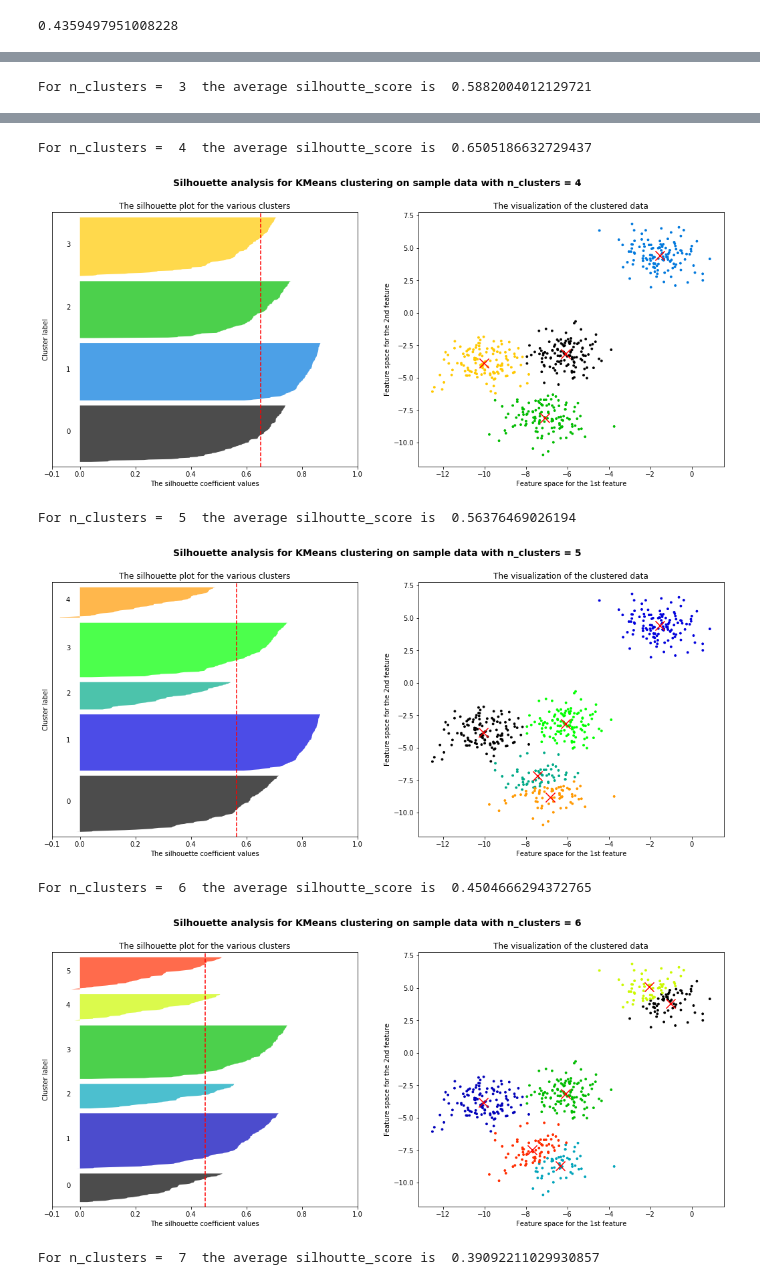
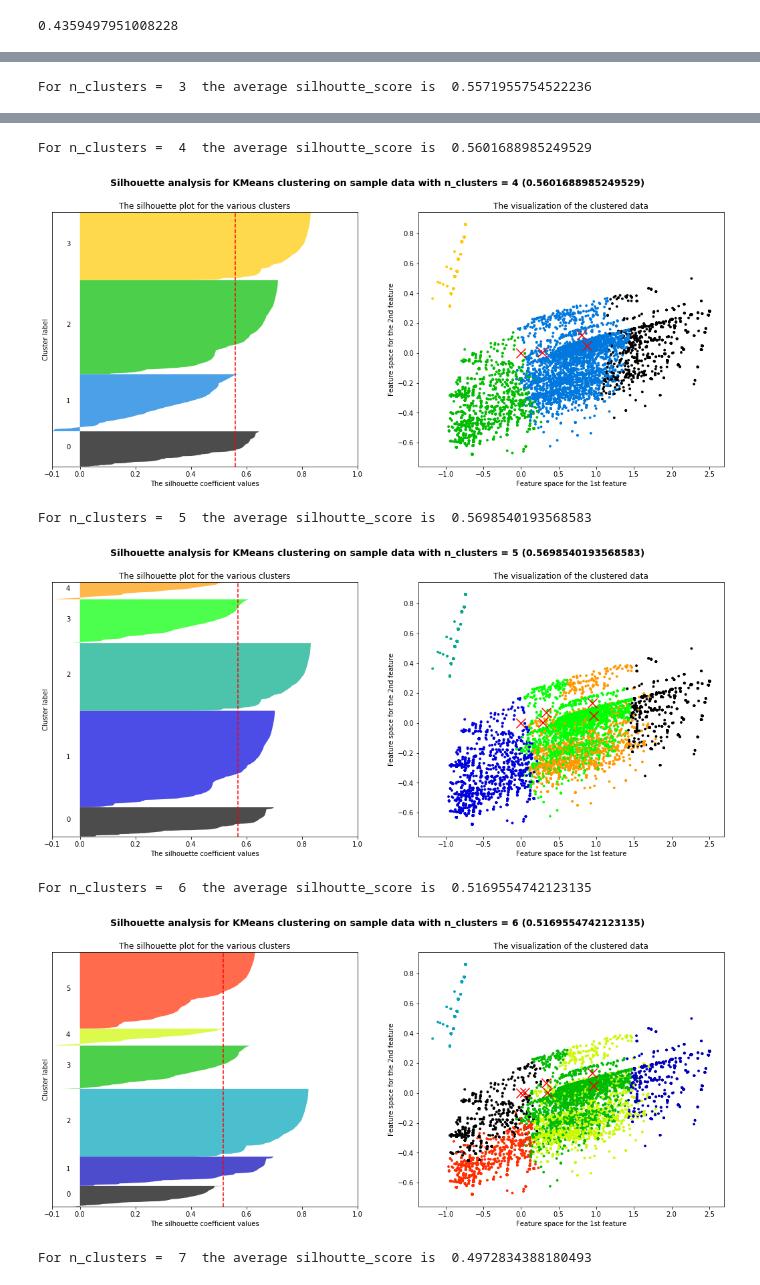
Before and after one commit to wonanut/Algorithms_JOBS, a Jupyter notebook: 机器学习/聚类/聚类.ipynb, the cells around one changed output, grey strips where cells are left out. Saved outputs shown, nothing was run; the diff lists cells and outputs as text; code cells hidden in the pictures.

```diff
--- a/机器学习/聚类/聚类.ipynb
+++ b/机器学习/聚类/聚类.ipynb
@@ -402,8 +538,14 @@ import matplotlib.cm as cm
 from sklearn.metrics import silhouette_score, silhouette_samples
 from sklearn.datasets import make_blobs
 from sklearn.cluster import KMeans
+import pandas as pd
+import time
 
-X, y = make_blobs(n_samples=500, n_features=2, centers=4, random_state = 1)
+# X, y = make_blobs(n_samples=500, n_features=2, centers=4, random_state = 1)
+X = pd.read_csv('/mnt/X500/farmers/tongyao/insertsizes/data.csv')
+X = X.values
+pca = PCA(n_components=2)
+pca_result = pca.fit_transform(X)
 
 for n_clusters in [2,3,4,5,6,7]:
     n_clusters = n_clusters
@@ -418,7 +560,9 @@ for n_clusters in [2,3,4,5,6,7]:
     ax1.set_ylim([0, X.shape[0] + (n_clusters + 1) * 10])
 
     # 聚类
+    t0 = time.time()
     clusterer = KMeans(n_clusters = n_clusters, random_state = 10).fit(X)
+    t1 = time.time()
     cluster_labels = clusterer.labels_
 
     # 使用轮廓系数分数
@@ -473,11 +617,12 @@ for n_clusters in [2,3,4,5,6,7]:
     # 开始对第二个图进行处理
     colors = cm.nipy_spectral(cluster_labels.astype(float) / n_clusters)
 
-    ax2.scatter(X[:,0], X[:,1], marker = 'o', s = 8, c = colors)
+    ax2.scatter(pca_result[:,0], pca_result[:,1], marker = 'o', s = 8, c = colors)
 
     # 把生成的质心放到图像中去
     centers = clusterer.cluster_centers_
     ax2.scatter(centers[:, 0], centers[:, 1], marker = 'x', c = 'red', alpha = 1, s = 200)
+    ax2.text(.99, .01, ('%.2fs' % (t1 - t0)).lstrip('0'), transform=plt.gca().transAxes, size=12,horizontalalignment='right')
 
     # 为图二设置标题
     ax2.set_title("The visualization of the clustered data")
@@ -485,6 +630,6 @@ for n_clusters in [2,3,4,5,6,7]:
     ax2.set_ylabel("Feature space for the 2nd feature")
 
     # 为整个图设置标题
-    plt.suptitle("Silhouette analysis for KMeans clustering on sample data with n_clusters = {}".format(n_clusters), fontsize = 14, fontweight="bold")
+    plt.suptitle("Silhouette analysis for KMeans clustering on sample data with n_clusters = {} ({})".format(n_clusters, silhouette_avg), fontsize = 14, fontweight="bold")
     plt.show()
 # %% [output]
@@ -493 +638 @@ For n_clusters =  2  the average silhoutte_score is  0.7049787496083261
-For n_clusters =  3  the average silhoutte_score is  0.5882004012129721
+For n_clusters =  3  the average silhoutte_score is  0.5571955754522236
@@ -495,7 +640,7 @@ For n_clusters =  3  the average silhoutte_score is  0.5882004012129721
-For n_clusters =  4  the average silhoutte_score is  0.6505186632729437
+For n_clusters =  4  the average silhoutte_score is  0.5601688985249529
-[figure, old version]
+[figure, new version]
-For n_clusters =  5  the average silhoutte_score is  0.56376469026194
+For n_clusters =  5  the average silhoutte_score is  0.5698540193568583
-[figure, old version]
+[figure, new version]
-For n_clusters =  6  the average silhoutte_score is  0.4504666294372765
+For n_clusters =  6  the average silhoutte_score is  0.5169554742123135
-[figure, old version]
+[figure, new version]
-For n_clusters =  7  the average silhoutte_score is  0.39092211029930857
+For n_clusters =  7  the average silhoutte_score is  0.4972834388180493
```
Also changed, not shown: parts of 8 cells of this notebook.
